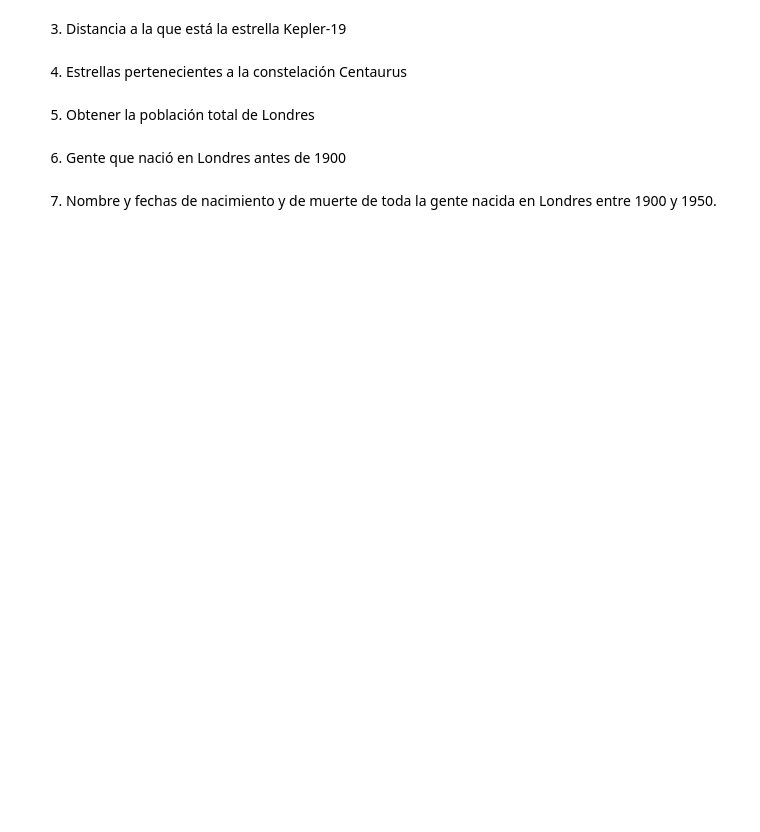
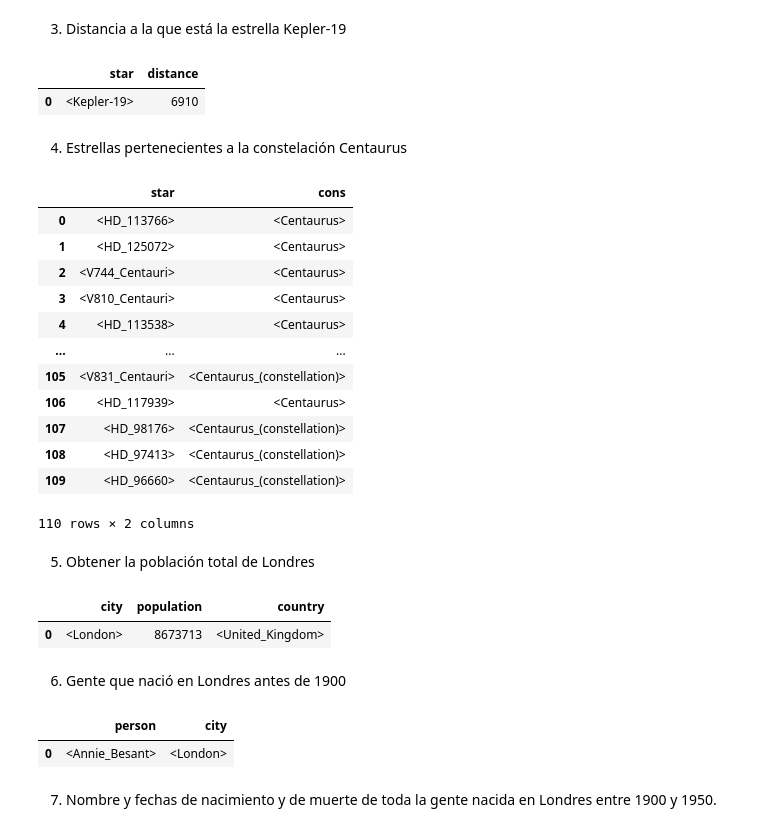
Before and after one commit to davemlz/Master_of_DataScience, a Jupyter notebook: S-DC-MDT/05_Linked Data/LinkedData.ipynb, the cells around one changed output. Cells and saved outputs as stored; diff of their text form; code cells hidden in the pictures; blank space fills up the shorter version.

```diff
--- a/S-DC-MDT/05_Linked Data/LinkedData.ipynb
+++ b/S-DC-MDT/05_Linked Data/LinkedData.ipynb
@@ -291,10 +340,82 @@ La librería a veces tiene problemas con las fechas. Si es así, colocal la cons
 # %% [markdown]
 3. Distancia a la que está la estrella Kepler-19
+# %%
+kepler = endpoint.select("""
+SELECT ?star ?distance
+WHERE{
+    ?star a dbo:Star .
+    ?star pr:name ?name .
+    ?star pr:distance ?distance
+    FILTER regex(?name, "Kepler-19")
+}
+""")
+kepler
+# %% [output]
+|  | star | distance |
+| 0 | <Kepler-19> | 6910 |
 # %% [markdown]
 4. Estrellas pertenecientes a la constelación Centaurus
+# %%
+constellation = endpoint.select("""
+SELECT ?star ?cons
+WHERE{
+    ?star a dbo:Star .
+    ?star pr:constell ?cons
+    FILTER regex(?cons, "Centaurus")
+}
+""")
+constellation
+# %% [output]
+|  | star | cons |
+| 0 | <HD_113766> | <Centaurus> |
+| 1 | <HD_125072> | <Centaurus> |
+| 2 | <V744_Centauri> | <Centaurus> |
+| 3 | <V810_Centauri> | <Centaurus> |
+| 4 | <HD_113538> | <Centaurus> |
+| ... | ... | ... |
+| 105 | <V831_Centauri> | <Centaurus_(constellation)> |
+| 106 | <HD_117939> | <Centaurus> |
+| 107 | <HD_98176> | <Centaurus_(constellation)> |
+| 108 | <HD_97413> | <Centaurus_(constellation)> |
+| 109 | <HD_96660> | <Centaurus_(constellation)> |
+110 rows × 2 columns
 # %% [markdown]
 5. Obtener la población total de Londres
+# %%
+london = endpoint.select("""
+SELECT ?city ?population ?country
+WHERE{
+    ?city a dbp:PopulatedPlace .
+    ?city dbp:populationTotal ?population .
+    ?city foaf:name ?name .
+    ?city dbo:country ?country
+    FILTER (?name = "London"@en)
+    FILTER regex(?country,"United")
+}
+""")
+london
+# %% [output]
+|  | city | population | country |
+| 0 | <London> | 8673713 | <United_Kingdom> |
 # %% [markdown]
 6. Gente que nació en Londres antes de 1900
+# %%
+peopleLondon = endpoint.select("""
+SELECT DISTINCT ?person ?city
+WHERE{
+    ?a dbp:person ?person .
+    ?person dbo:birthPlace ?city .
+    ?city dbo:country ?country .
+    ?person dbp:birthDate ?bd .
+    FILTER regex(?city,"London")
+    FILTER regex(?country,"United")
+    FILTER (?bd<= "1900-01-01"^^<http://www.w3.org/2001/XMLSchema#date>)
+}
+LIMIT 100
+""")
+peopleLondon
+# %% [output]
+|  | person | city |
+| 0 | <Annie_Besant> | <London> |
 # %% [markdown]
 7. Nombre y fechas de nacimiento y de muerte de toda la gente nacida en Londres entre 1900 y 1950.
```
Also changed, not shown: parts of 10 cells of this notebook.
